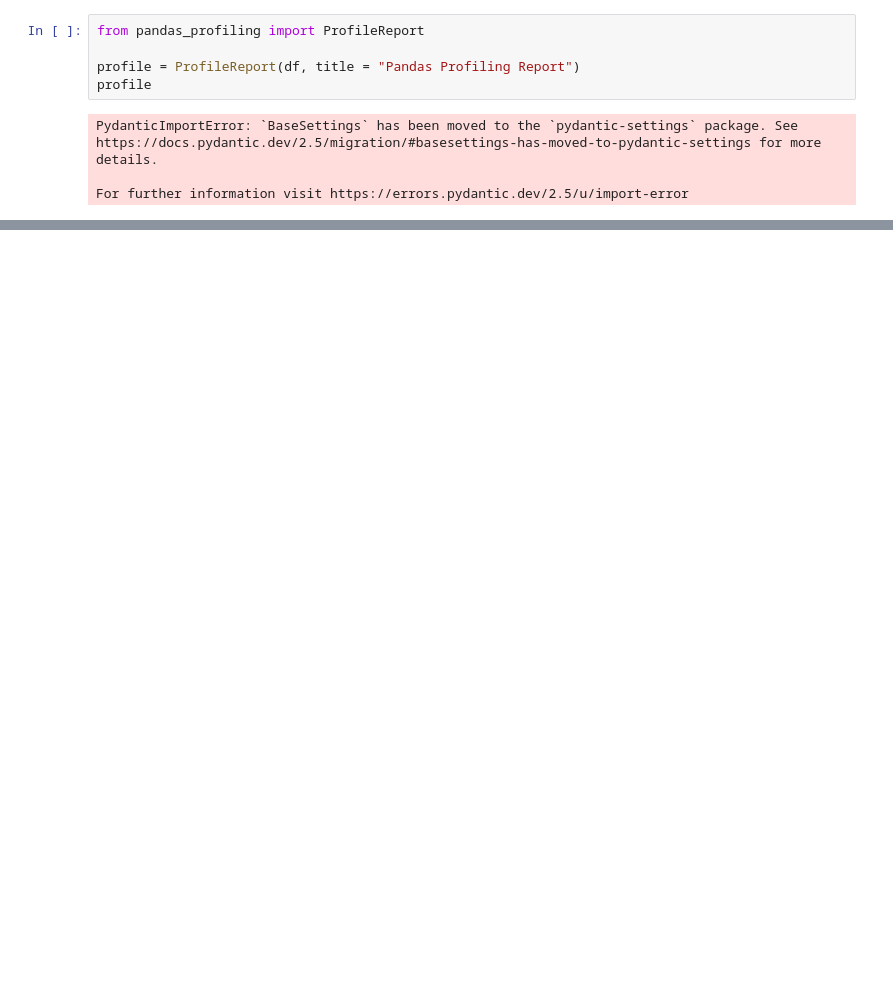
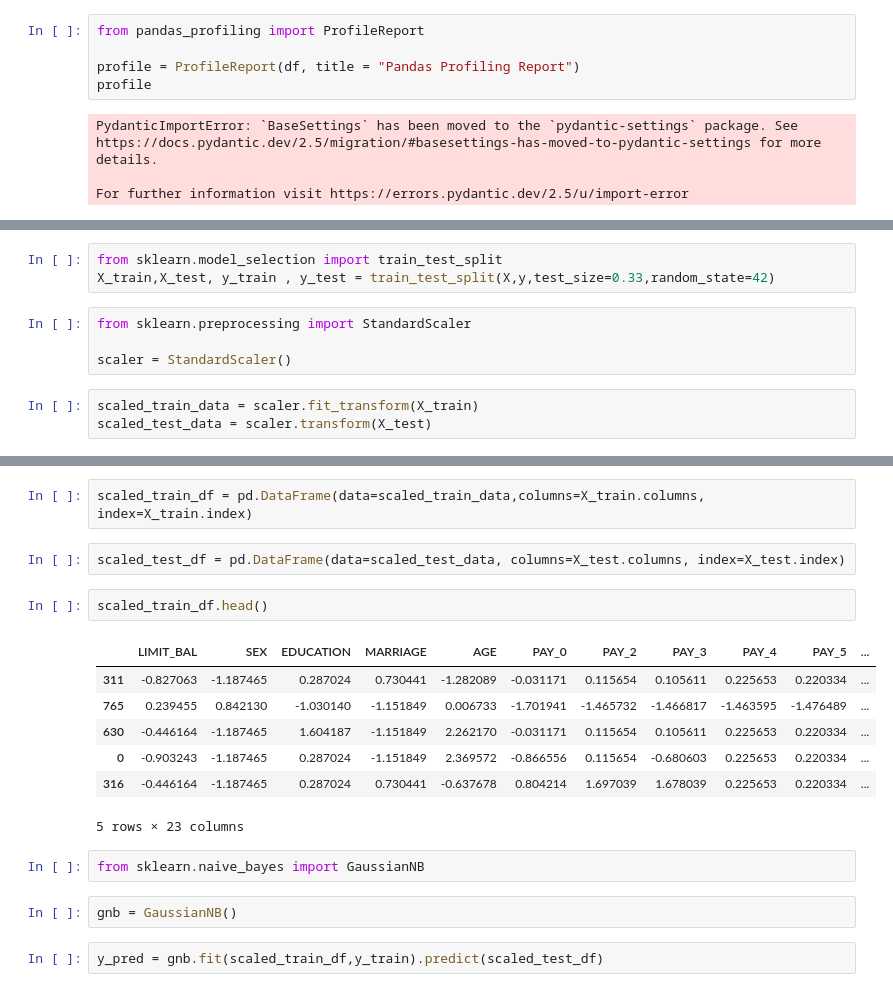
Before and after one commit to Shrungadithyaan/Credit_card_fault_detection_1, a Jupyter notebook: Credit_card_fault_detection.ipynb, the cells around one changed output, grey strips where cells are left out. Cells and saved outputs as stored; diff of their text form; blank space fills up the shorter version.

Commit message:
uploading model trained commit

```diff
--- a/Credit_card_fault_detection.ipynb
+++ b/Credit_card_fault_detection.ipynb
@@ -114,0 +274,10 @@ For further information visit https://errors.pydantic.dev/2.5/u/import-error
+# %%
+from sklearn.model_selection import train_test_split
+X_train,X_test, y_train , y_test = train_test_split(X,y,test_size=0.33,random_state=42)
+# %%
+from sklearn.preprocessing import StandardScaler
+
+scaler = StandardScaler()
+# %%
+scaled_train_data = scaler.fit_transform(X_train)
+scaled_test_data = scaler.transform(X_test)
@@ -114,0 +300,20 @@ For further information visit https://errors.pydantic.dev/2.5/u/import-error
+# %%
+scaled_train_df = pd.DataFrame(data=scaled_train_data,columns=X_train.columns, index=X_train.index)
+# %%
+scaled_test_df = pd.DataFrame(data=scaled_test_data, columns=X_test.columns, index=X_test.index)
+# %%
+scaled_train_df.head()
+# %% [output]
+|  | LIMIT_BAL | SEX | EDUCATION | MARRIAGE | AGE | PAY_0 | PAY_2 | PAY_3 | PAY_4 | PAY_5 | ... |
+| 311 | -0.827063 | -1.187465 | 0.287024 | 0.730441 | -1.282089 | -0.031171 | 0.115654 | 0.105611 | 0.225653 | 0.220334 | ... |
+| 765 | 0.239455 | 0.842130 | -1.030140 | -1.151849 | 0.006733 | -1.701941 | -1.465732 | -1.466817 | -1.463595 | -1.476489 | ... |
+| 630 | -0.446164 | -1.187465 | 1.604187 | -1.151849 | 2.262170 | -0.031171 | 0.115654 | 0.105611 | 0.225653 | 0.220334 | ... |
+| 0 | -0.903243 | -1.187465 | 0.287024 | -1.151849 | 2.369572 | -0.866556 | 0.115654 | -0.680603 | 0.225653 | 0.220334 | ... |
+| 316 | -0.446164 | -1.187465 | 0.287024 | 0.730441 | -0.637678 | 0.804214 | 1.697039 | 1.678039 | 0.225653 | 0.220334 | ... |
+5 rows × 23 columns
+# %%
+from sklearn.naive_bayes import GaussianNB
+# %%
+gnb = GaussianNB()
+# %%
+y_pred = gnb.fit(scaled_train_df,y_train).predict(scaled_test_df)
```
Also changed, not shown: parts of 27 cells of this notebook, 1 other file.
